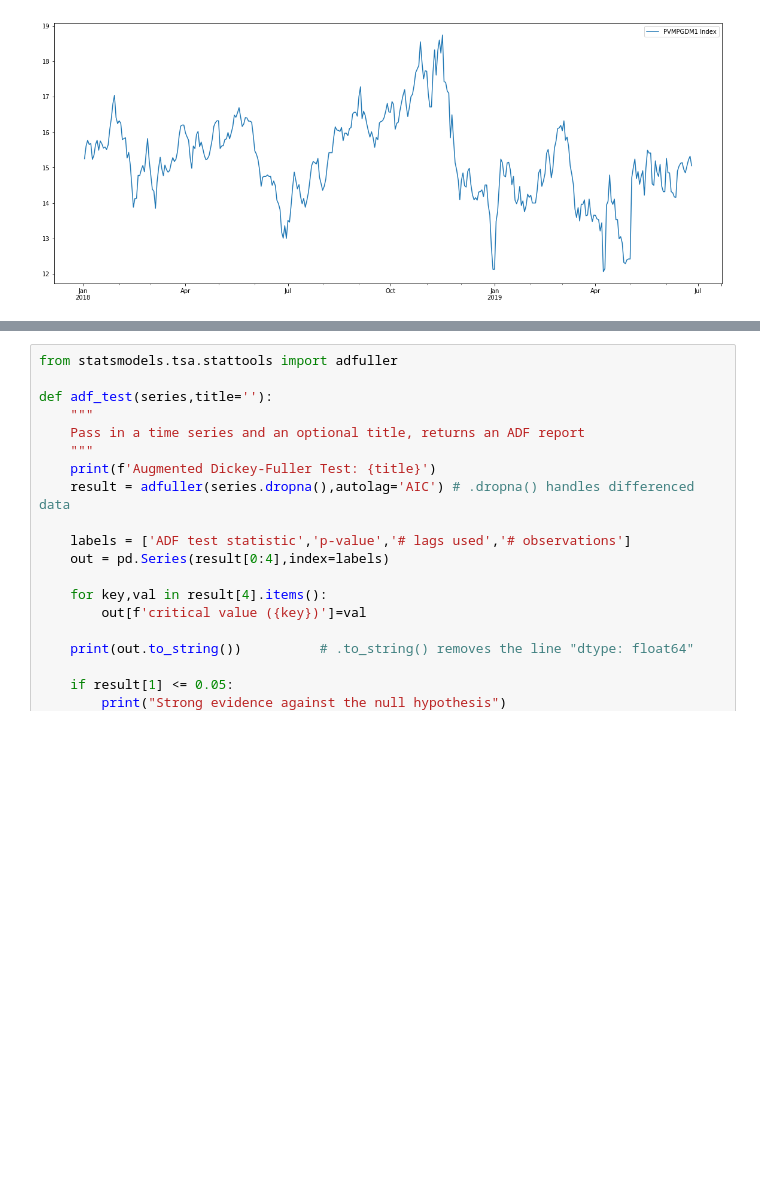
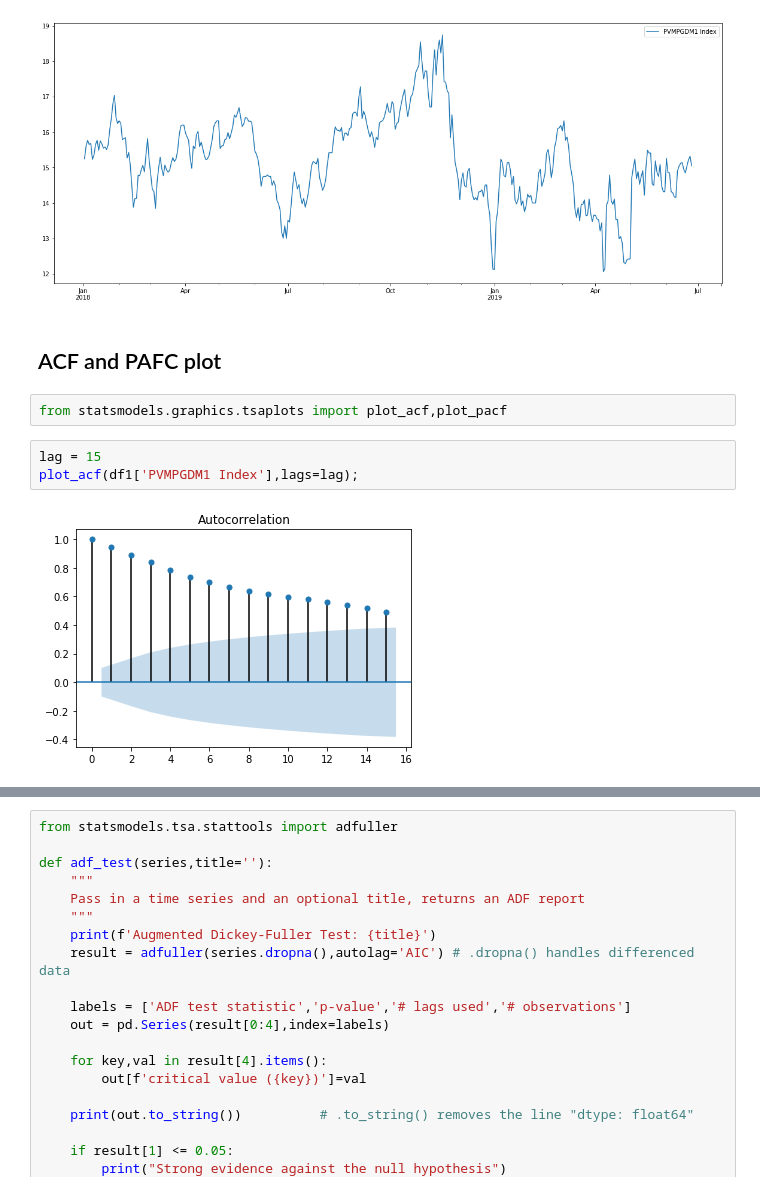
Before and after one commit to psankosik/Learning-Data-Sci, a Jupyter notebook: Self Project/Pricing/Attemp 1/ARMA.ipynb, the cells around one changed output, grey strips where cells are left out. Cells and saved outputs as stored; diff of their text form; blank space fills up the shorter version.

```diff
--- a/Self Project/Pricing/Attemp 1/ARMA.ipynb
+++ b/Self Project/Pricing/Attemp 1/ARMA.ipynb
@@ -35,3 +35,12 @@ df1.plot(figsize=(20,8),legend=True);
 df1['PVMPGDM1 Index'].plot(figsize=(20,8),legend=True);
 # %% [output]
 [figure]
+# %% [markdown]
+## ACF and PAFC plot
+# %%
+from statsmodels.graphics.tsaplots import plot_acf,plot_pacf
+# %%
+lag = 15
+plot_acf(df1['PVMPGDM1 Index'],lags=lag);
+# %% [output]
+[figure, added]
```
Also changed, not shown: parts of 8 cells of this notebook, 4 other files.
